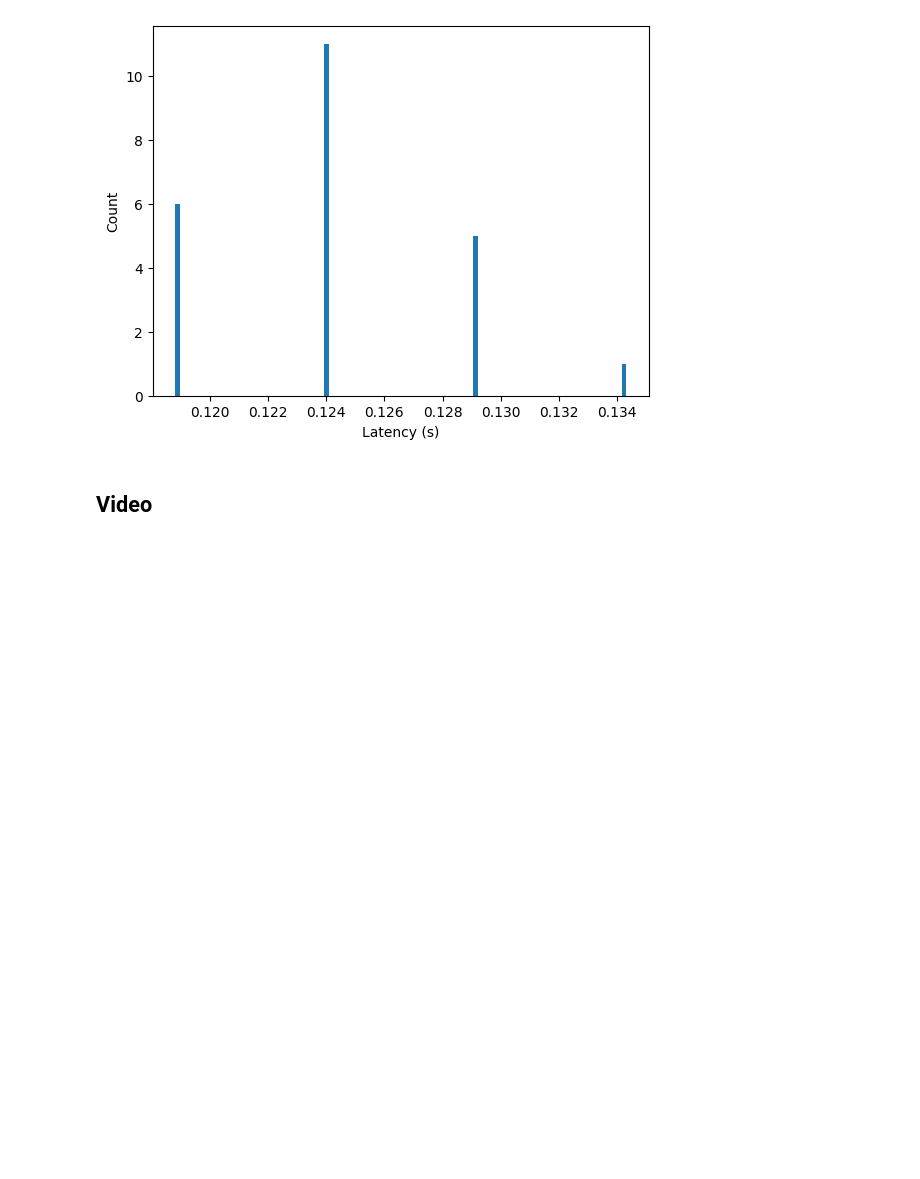
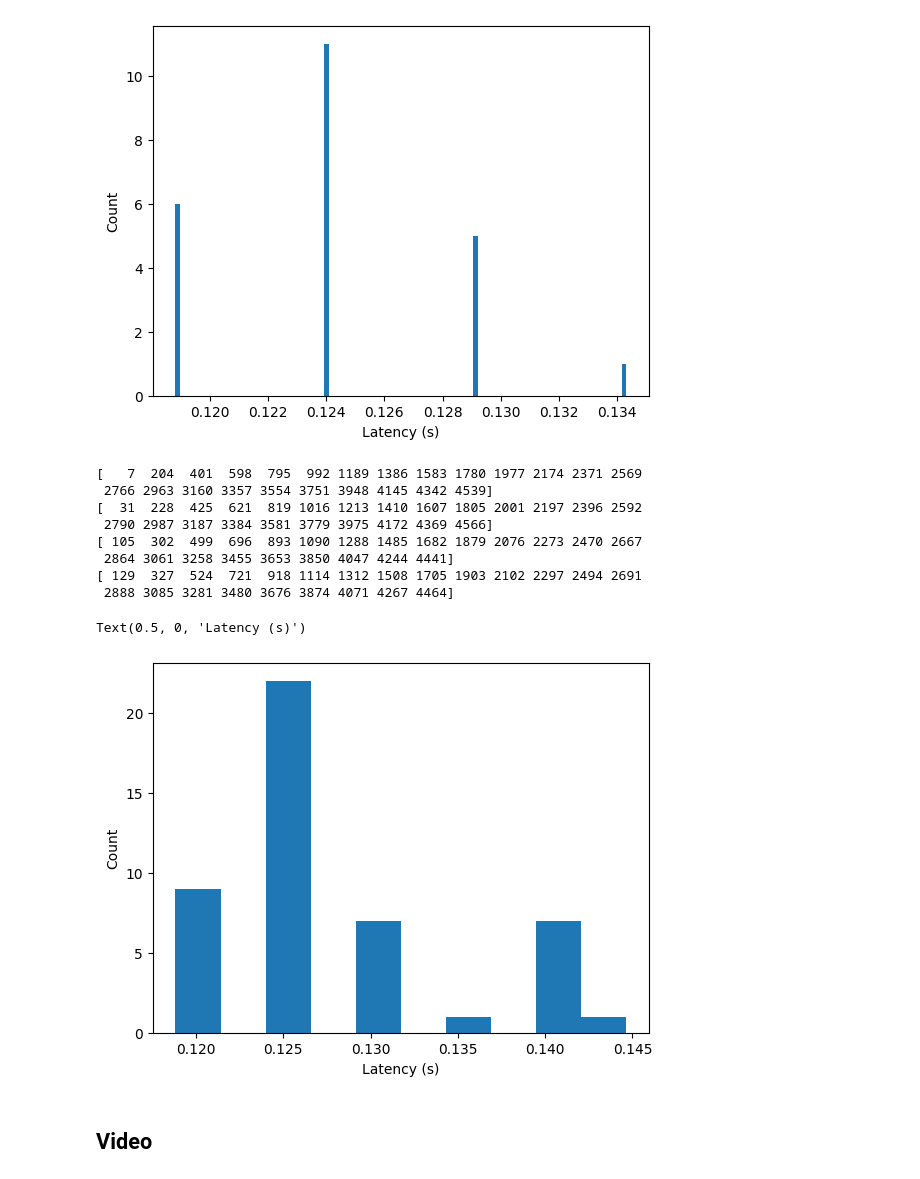
Before and after one commit to haohao1331/rot2-project, a Jupyter notebook: exploring/2024-01-30_video_analysis.ipynb, the cells around one changed output. Drawn from its saved outputs; the diff is of its cells as text; code cells hidden in the pictures; blank space fills up the shorter version.

```diff
--- a/exploring/2024-01-30_video_analysis.ipynb
+++ b/exploring/2024-01-30_video_analysis.ipynb
@@ -106,6 +106,27 @@ plt.xlabel('Latency (s)')
  2888 3085 3281 3480 3676 3874 4071 4267 4464]
 Text(0.5, 0, 'Latency (s)')
 [figure]
+# %%
+print(color_falling_idx)
+print(pos_low_rising)
+print(color_rising_idx)
+print(pos_high_falling)
+high_latency = pos_high_falling - color_rising_idx
+low_latency = pos_low_rising - color_falling_idx
+plt.hist(np.concatenate((high_latency, low_latency)) * s_per_frame, bins=10)
+plt.ylabel('Count')
+plt.xlabel('Latency (s)')
+# %% [output]
+[   7  204  401  598  795  992 1189 1386 1583 1780 1977 2174 2371 2569
+ 2766 2963 3160 3357 3554 3751 3948 4145 4342 4539]
+[  31  228  425  621  819 1016 1213 1410 1607 1805 2001 2197 2396 2592
+ 2790 2987 3187 3384 3581 3779 3975 4172 4369 4566]
+[ 105  302  499  696  893 1090 1288 1485 1682 1879 2076 2273 2470 2667
+ 2864 3061 3258 3455 3653 3850 4047 4244 4441]
+[ 129  327  524  721  918 1114 1312 1508 1705 1903 2102 2297 2494 2691
+ 2888 3085 3281 3480 3676 3874 4071 4267 4464]
+Text(0.5, 0, 'Latency (s)')
+[figure, added]
 # %% [markdown]
 ## Video
 # %%
```
Also changed, not shown: 5 other files.
